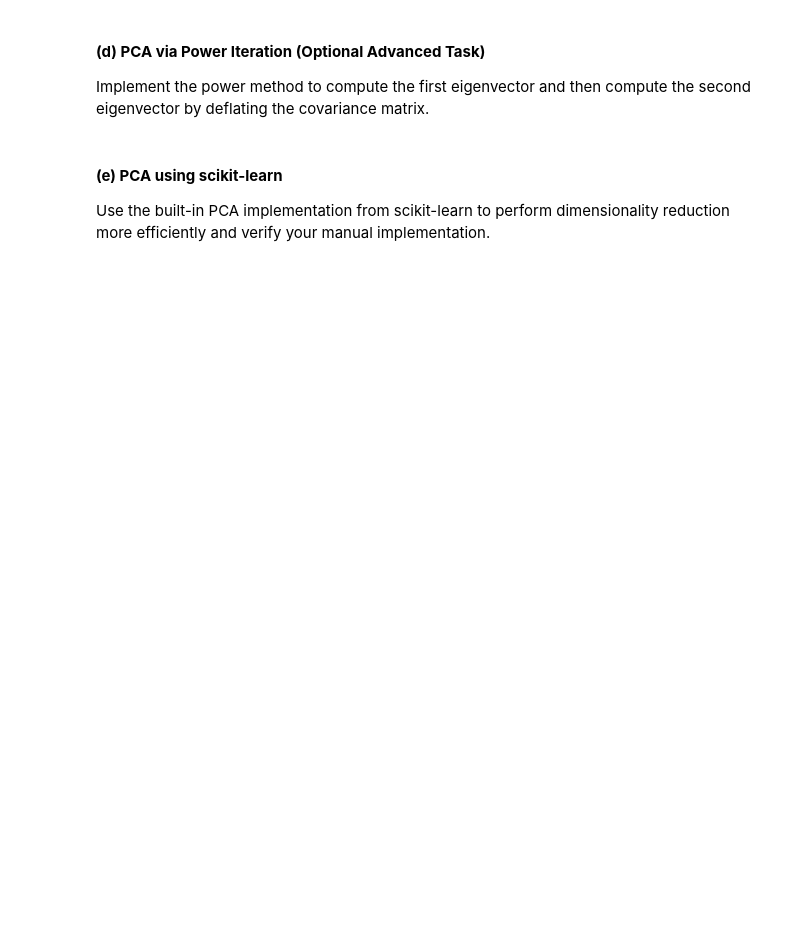
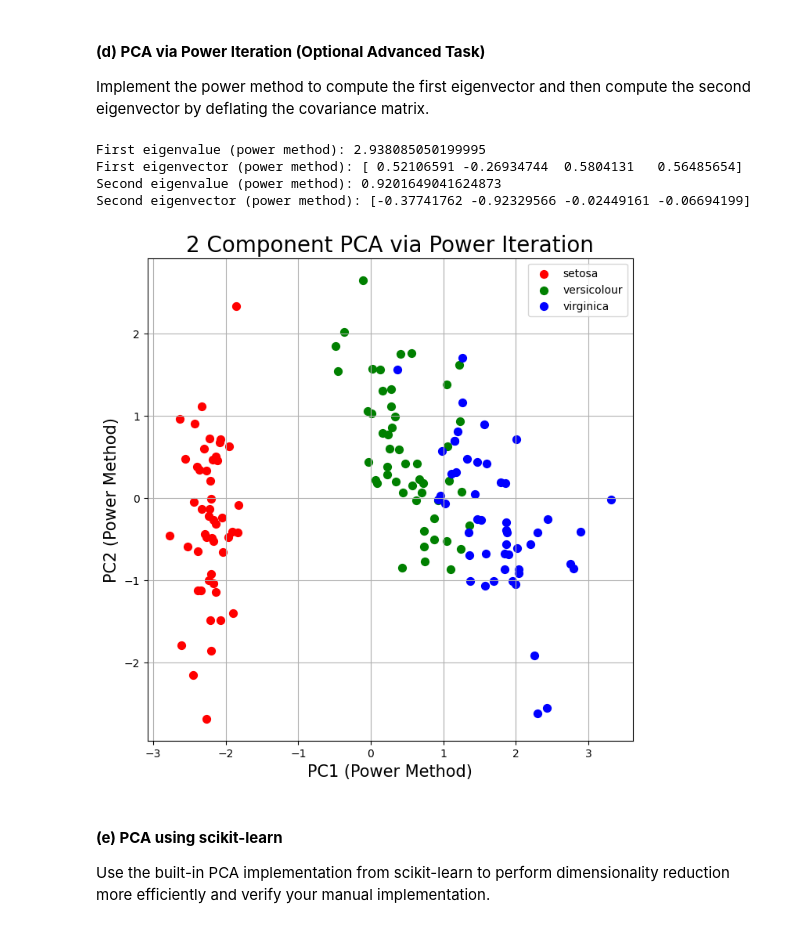
Before and after one commit to hanes1207/machine_learning_basics_and_practices, a Jupyter notebook: Assignment1/Assignment1_Part1.ipynb, the cells around one changed output. Saved outputs shown, nothing was run; the diff lists cells and outputs as text; code cells hidden in the pictures; blank space fills up the shorter version.

```diff
--- a/Assignment1/Assignment1_Part1.ipynb
+++ b/Assignment1/Assignment1_Part1.ipynb
@@ -287,8 +287,7 @@ lambdas = np.exp(linpenals)
 degree_bias = 5
 
 # Create fixed test data (with a different noise level and seed for reproducibility)
-x_test, y_test, _ = linear_sample(sample_size, interval, noise=2.0, seed=0)
-ground_truth_test = ground_truth_gauss = 1.8 * np.sin(1.1 * x_test)  # Assume this is our optimal predictor
+x_test, y_test, ground_truth_test = linear_sample(sample_size, interval, noise=2.0, seed=0)
 
 squared_bias_list = []
 variance_list = []
@@ -421,35 +428,41 @@ print("First eigenvalue (power method):", first_eigval)
 print("First eigenvector (power method):", first_eigvec)
 
 # ------------ Blank: Compute the second eigenvector using deflation ------------
 # Hint: Subtract the contribution of the first eigenvector from the covariance matrix,
 # then apply the power method to the deflated matrix.
-C_deflated = ...
+C_deflated = cov_matrix - first_eigval * np.outer(first_eigvec, first_eigvec)
 second_eigvec = np.random.randn(d)
 for _ in range(20):
     second_eigvec = np.dot(C_deflated, second_eigvec)
     second_eigvec = second_eigvec / norm(second_eigvec)
-second_eigval = ...
+second_eigval = np.dot(second_eigvec.T, np.dot(C_deflated, second_eigvec))
 # -----------------------------------------------------------------------------
 
 print("Second eigenvalue (power method):", second_eigval)
 print("Second eigenvector (power method):", second_eigvec)
 
 # Project data onto the two eigenvectors from power iteration
 principal_components = np.column_stack((first_eigvec, second_eigvec))
 projected_X_power = np.dot(z, principal_components)
 
 plt.figure(figsize=(8,8))
 for target, color in zip(targets.keys(), colors):
     indicesToKeep = (iris_y == target)
     plt.scatter(projected_X_power[indicesToKeep, 0],
                 projected_X_power[indicesToKeep, 1],
                 c=color, s=50, label=targets[target])
 plt.xlabel('PC1 (Power Method)', fontsize=15)
 plt.ylabel('PC2 (Power Method)', fontsize=15)
 plt.title('2 Component PCA via Power Iteration', fontsize=20)
 plt.legend()
 plt.grid()
 plt.show()
+# %% [output]
+First eigenvalue (power method): 2.938085050199995
+First eigenvector (power method): [ 0.52106591 -0.26934744  0.5804131   0.56485654]
+Second eigenvalue (power method): 0.9201649041624873
+Second eigenvector (power method): [-0.37741762 -0.92329566 -0.02449161 -0.06694199]
+[figure, added]
 # %% [markdown]
 #### **(e) PCA using scikit-learn**
 Use the built-in PCA implementation from scikit-learn to perform dimensionality reduction more efficiently and verify your manual implementation.
```
Also changed, not shown: parts of 4 cells of this notebook, 1 other file.
